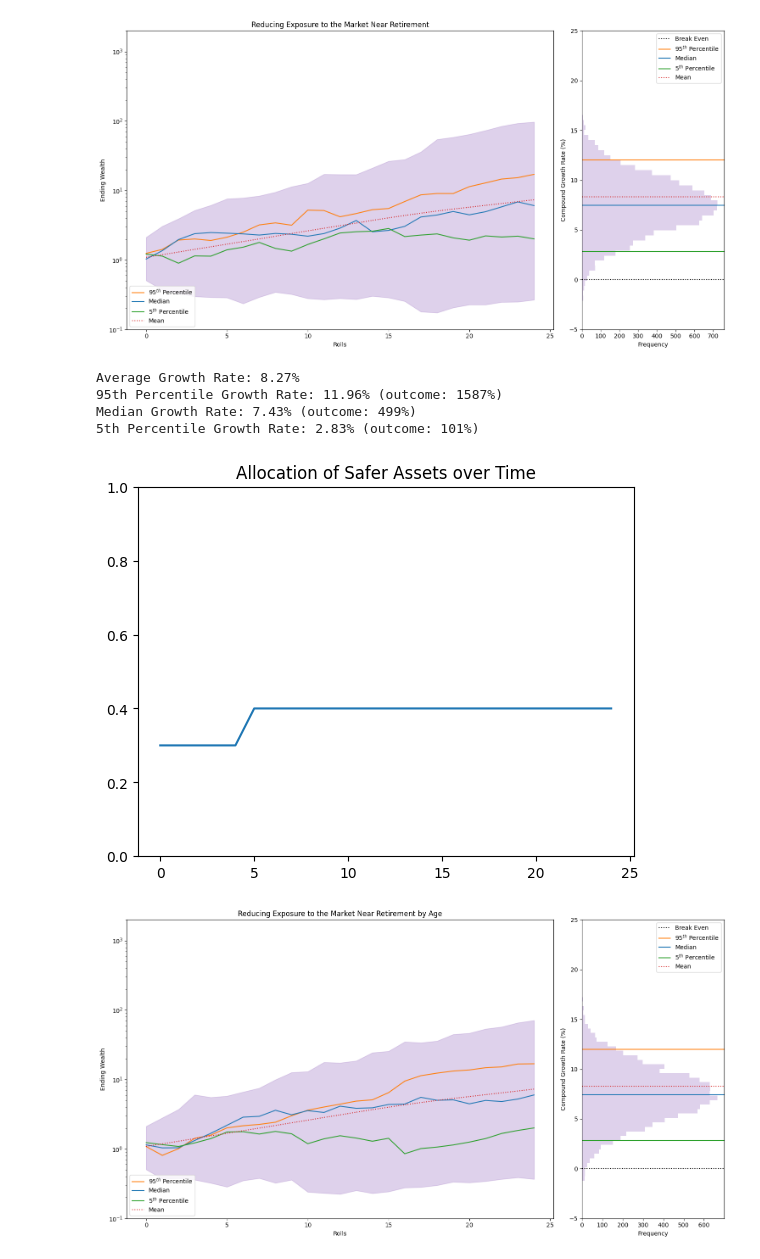
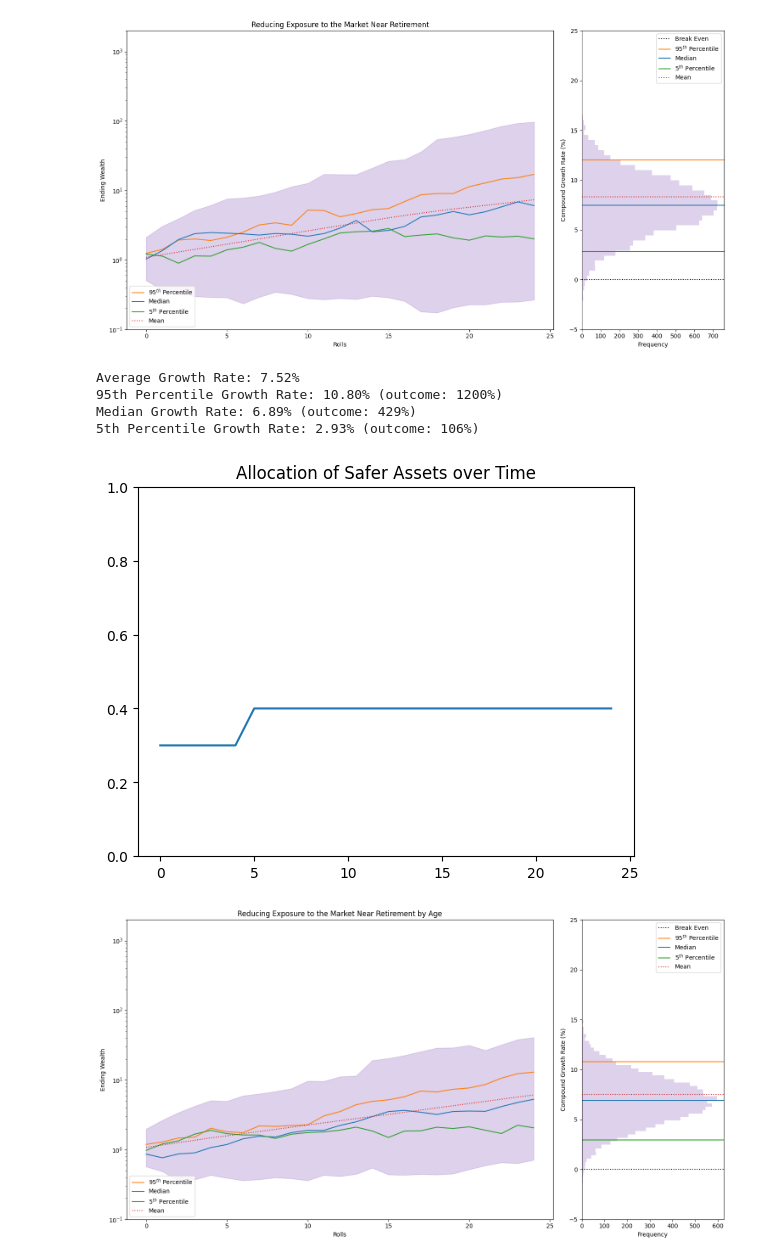
Before and after one commit to madig/portfolio-monte-carlo, a Jupyter notebook: portfolio-strategies.ipynb, the cells around one changed output. Saved outputs shown, nothing was run; the diff lists cells and outputs as text; code cells hidden in the pictures.

Commit message:
Fix typo and add a log slope

```diff
--- a/portfolio-strategies.ipynb
+++ b/portfolio-strategies.ipynb
@@ -154,36 +154,36 @@ def allocation_slope_by_age(t: int, years: int) -> float:
     age = retirement_age - years + t
     if age < 20:  # Teens
         return 0
     elif age < 30:  # 20s
         return 0.1
     elif age < 40:  # 30s
         return 0.2
     elif age < 50:  # 40s
         return 0.3
     elif age < 70:  # 50s and 60s
         return 0.4
     else:  # 70s and beyond
         return 0.5
 
 
 example_slope = [allocation_slope_by_age(t, YEARS) for t in range(YEARS)]
 plt.plot(example_slope)
 plt.ylim(0, 1)
 plt.title("Allocation of Safer Assets over Time")
 
 trajectories = simple_portfolio(
-    sp500_total_returns, safer_asset_allocation=allocation_slope, years=YEARS
+    sp500_total_returns, safer_asset_allocation=allocation_slope_by_age, years=YEARS
 )
 draw_plot(
     trajectories,
     "Reducing Exposure to the Market Near Retirement by Age",
     ylim_paths=(0.1, 2_000),
     ylim_cagr=(-5, 25),
 )
 # %% [output]
-Average Growth Rate: 8.27%
-95th Percentile Growth Rate: 11.96% (outcome: 1587%)
-Median Growth Rate: 7.43% (outcome: 499%)
-5th Percentile Growth Rate: 2.83% (outcome: 101%)
+Average Growth Rate: 7.52%
+95th Percentile Growth Rate: 10.80% (outcome: 1200%)
+Median Growth Rate: 6.89% (outcome: 429%)
+5th Percentile Growth Rate: 2.93% (outcome: 106%)
 [figure]
-[figure, old version]
+[figure, new version]
```
Also changed, not shown: parts of 1 cell of this notebook.
